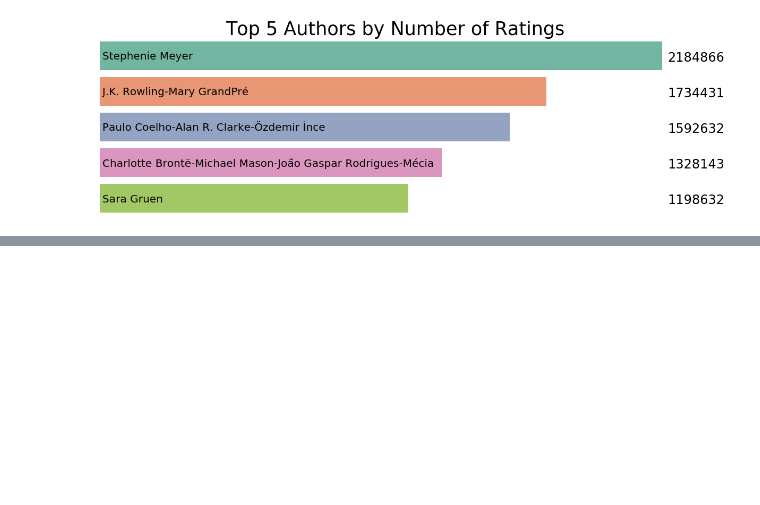
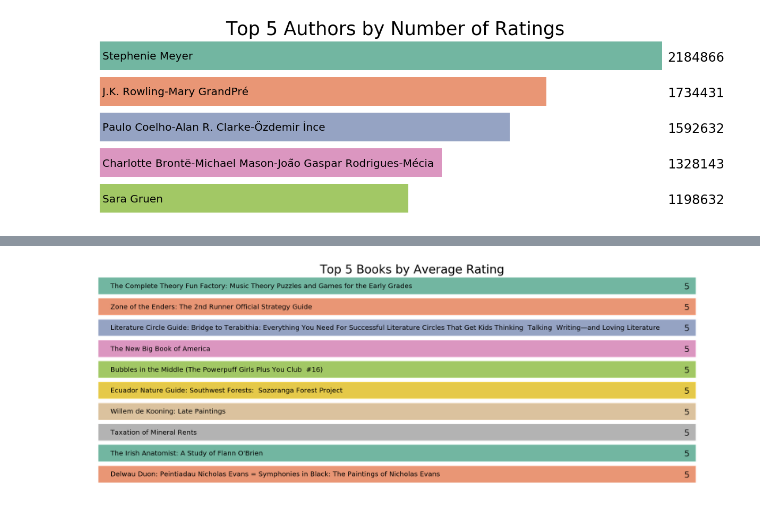
Before and after one commit to DanielPDWalker/Goodreads-Exploratory-Data-Analysis, a Jupyter notebook: Goodreadsbooks.ipynb, the cells around one changed output, grey strips where cells are left out. Cells and saved outputs as stored; diff of their text form; code cells hidden in the pictures; blank space fills up the shorter version.

```diff
--- a/Goodreadsbooks.ipynb
+++ b/Goodreadsbooks.ipynb
@@ -173,0 +208,6 @@ for i in ax.patches:
+# %%
+#Very simple way of displaying the above graph in a slightly more readable way.
+#Thinking of using this instead of graph.
+
+for i in range(0,5):
+    print('The authors {} average {:.0f} pages per book they have published.'.format(author_by_avg_pages.index[i], author_by_avg_pages['# num_pages'][i]) +'\n')
@@ -173,0 +224,14 @@ for i in ax.patches:
+# %%
+top_10_books_avg_rating = df.sort_values('average_rating', ascending=False).head(10).set_index('title')
+
+plt.figure(figsize=(27, 10))
+ax = sns.barplot(top_10_books_avg_rating['average_rating'], top_10_books_avg_rating.index, palette='Set2')
+ax.set_title("Top 5 Books by Average Rating", fontsize=35)
+minimalhbargraph()
+num = 0
+for i in ax.patches:
+    ax.text(4.9, i.get_y()+0.55, str(round(i.get_width()))[:-2], fontsize = 24, color = 'k')
+    ax.text(i.get_x()+0.1, i.get_y()+0.5, str(top_10_books_avg_rating.index[num]), fontsize = 20, color = 'k')
+    num += 1
+# %% [output]
+[figure, added]
```
Also changed, not shown: parts of 8 cells of this notebook.
